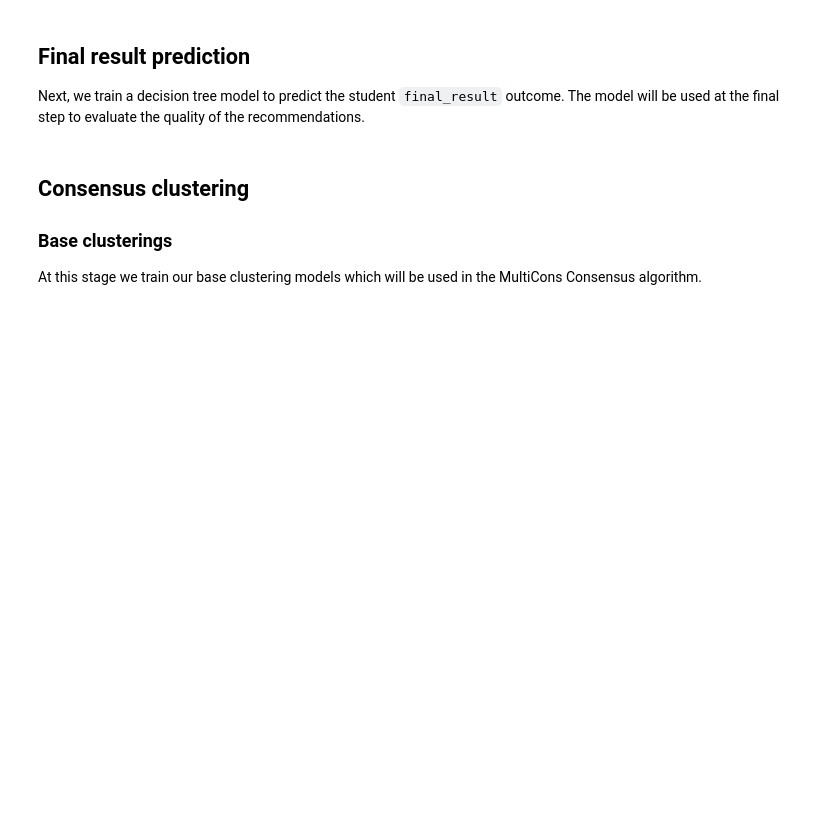
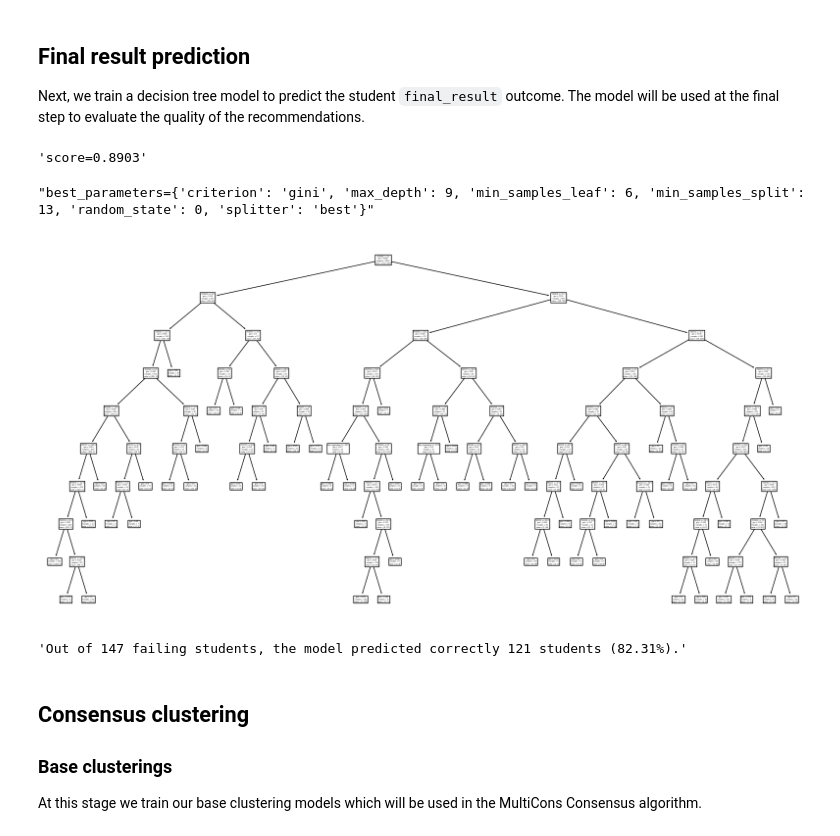
Before and after one commit to SergioSim/OULAD, a Jupyter notebook: _sources/notebooks/optimize_mooc_learner_pathways.ipynb, the cells around one changed output. Cells and saved outputs as stored; diff of their text form; code cells hidden in the pictures; blank space fills up the shorter version.

```diff
--- a/_sources/notebooks/optimize_mooc_learner_pathways.ipynb
+++ b/_sources/notebooks/optimize_mooc_learner_pathways.ipynb
@@ -86,16 +101,15 @@ student_info = (
     .set_index("id_student")
     .drop(["num_of_prev_attempts", "region"], axis=1)
 )
-
-student_registration = filter_by_module_presentation(
-    oulad.student_registration, CODE_MODULE, CODE_PRESENTATION
-).set_index("id_student")
-
-# Remove students that unregistered before the course started
-student_registration = student_registration.loc[
-    ~(student_registration.date_unregistration.values < 0), ["date_registration"]
-]
-
+student_registration = (
+    filter_by_module_presentation(
+        oulad.student_registration, CODE_MODULE, CODE_PRESENTATION
+    )
+    .set_index("id_student")
+    # Remove students that unregistered before the course started.
+    .query("~(date_unregistration < 0)")
+    .drop(["date_unregistration"], axis=1)
+)
 student_registration_info = student_registration.join(student_info, how="inner")
 
 student_activity = student_item.pivot_table(
@@ -105,7 +119,7 @@ student_activity = student_item.pivot_table(
     fill_value=0.0,
 )
 
-# Remove students that have no interation records.
+# Remove students that have no interaction records.
 student_activity = student_activity.loc[:, (student_activity != 0).any(axis=0)]
 
 student_profile = student_registration_info.join(student_activity, how="inner")
@@ -196,34 +240,41 @@ gs_classifier = GridSearchCV(
     error_score="raise",
     cv=skf_cv,
 )
 gs_classifier.fit(x_train, y_train)
 
 display(f"score={gs_classifier.score(x_test, y_test):.4f}")
 display(f"best_parameters={gs_classifier.best_params_}")
 
 # Plot the decision tree
 f, ax = plt.subplots(1, 1, figsize=(20, 10))
-plot_tree(gs_classifier.best_estimator_, feature_names=x_train.columns, ax=ax)
+plot_tree(
+    gs_classifier.best_estimator_, feature_names=x_train.columns.values.tolist(), ax=ax
+)
 plt.show()
 
 failing_student_ids = y_test.loc[y_test.final_result == 0, :].index
 
 predictions = gs_classifier.best_estimator_.predict(x_test.loc[failing_student_ids, :])
 
 failing_student_predictions = pd.DataFrame(
     predictions, index=failing_student_ids, columns=["prediction"]
 )
 
 correct_failing_student_predictions = failing_student_predictions[
     failing_student_predictions.prediction == 0
 ]
 
 display(
     f"Out of {failing_student_ids.size} failing students, the model predicted "
     f"correctly {correct_failing_student_predictions.size} students ("
     f"{100 * correct_failing_student_predictions.size / failing_student_ids.size:.2f}"
     "%)."
 )
+# %% [output]
+'score=0.8903'
+"best_parameters={'criterion': 'gini', 'max_depth': 9, 'min_samples_leaf': 6, 'min_samples_split': 13, 'random_state': 0, 'splitter': 'best'}"
+[figure, added]
+'Out of 147 failing students, the model predicted correctly 121 students (82.31%).'
 # %% [markdown]
 ## Consensus clustering
 
```
Also changed, not shown: parts of 11 cells of this notebook, 31 other files.
